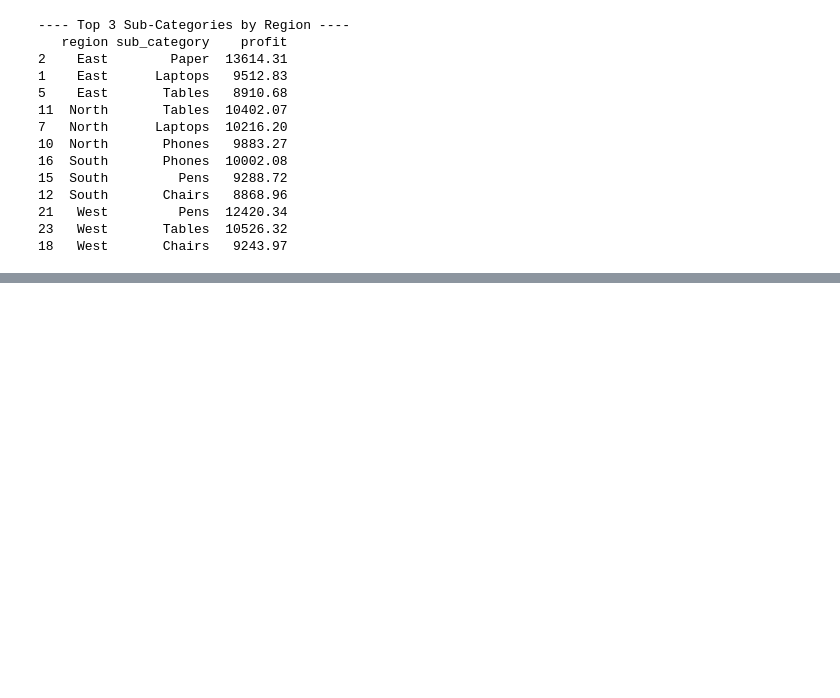
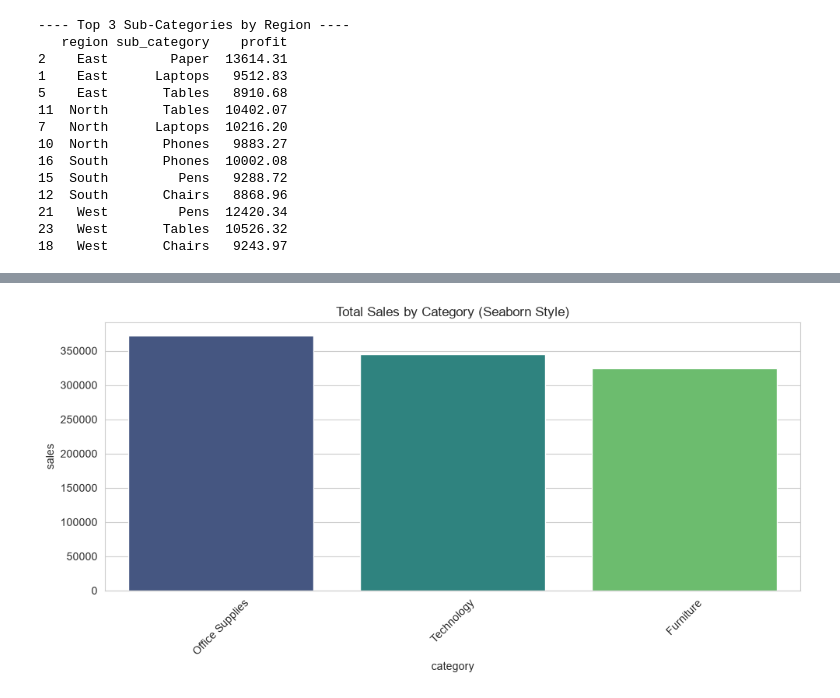
Before and after one commit to shahnabin61-cyber/sales-analysis-project, a Jupyter notebook: notebooks/ sales_analysis.ipynb, the cells around one changed output, grey strips where cells are left out. Saved outputs shown, nothing was run; the diff lists cells and outputs as text; code cells hidden in the pictures; blank space fills up the shorter version.

```diff
--- a/notebooks/ sales_analysis.ipynb
+++ b/notebooks/ sales_analysis.ipynb
@@ -374,0 +405,9 @@ print(top3_region)
+# %%
+plt.figure(figsize=(10, 5))
+sns.barplot(x=category_summary.index, y=category_summary['sales'], hue=category_summary.index, palette='viridis', legend=False)
+plt.title('Total Sales by Category (Seaborn Style)')
+plt.xticks(rotation=45)
+plt.tight_layout()
+plt.show()
+# %% [output]
+[figure, added]
```
Also changed, not shown: parts of 20 cells of this notebook, 9 other files.
